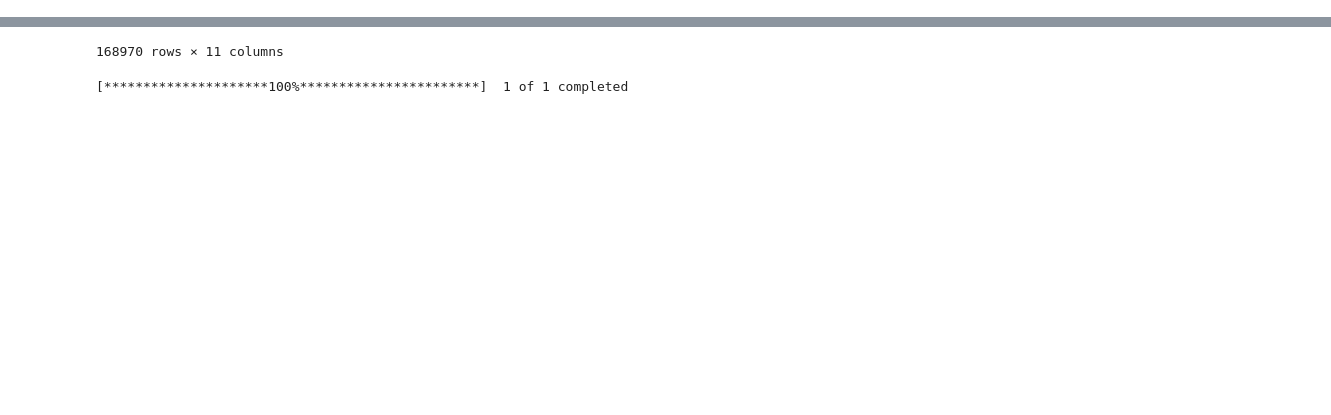
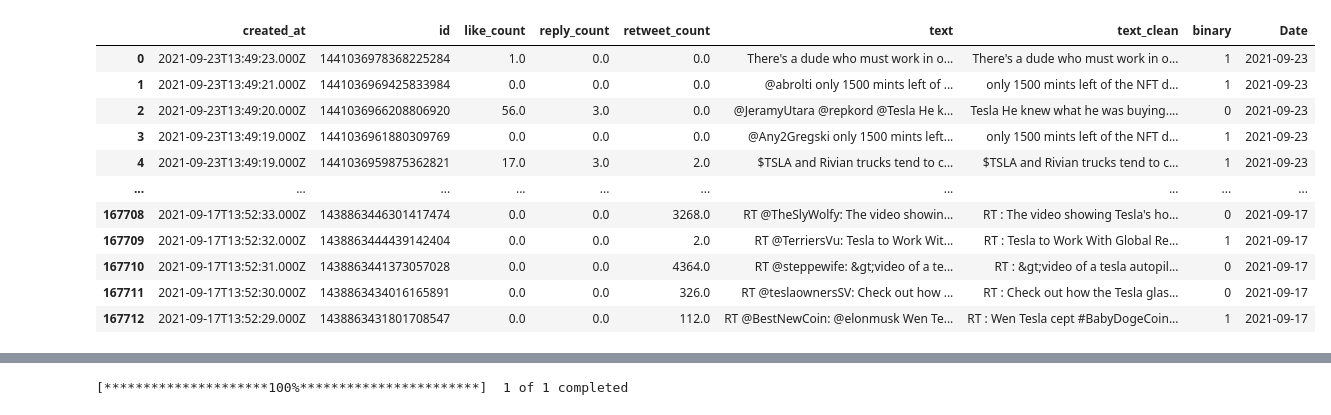
Before and after one commit to UnitForDataScience/Stonks_3.0, a Jupyter notebook: main.ipynb, the cells around one changed output, grey strips where cells are left out. Cells and saved outputs as stored; diff of their text form; code cells hidden in the pictures; blank space fills up the shorter version.

```diff
--- a/main.ipynb
+++ b/main.ipynb
@@ -100,48 +100,69 @@ df
 # %%
 #---------------------------------------------- Sentiment Model ------------------------------------------------------
 
-import flair
-sentiment_model = flair.models.TextClassifier.load('en-sentiment')
+#import flair #lstm model
+#sentiment_model = flair.models.TextClassifier.load('en-sentiment')
+
+from nltk.sentiment import SentimentIntensityAnalyzer
+sia = SentimentIntensityAnalyzer()
+
+def is_positive(tweet: str) -> bool:
+    """True if tweet has positive compound sentiment, False otherwise."""
+    return sia.polarity_scores(tweet)["compound"] > 0
 
 # we will append probability and sentiment preds later
 probs = []
 sentiments = []
 clean_tweets = []
 timestamp = []
 binary = []
 
 for time in df['created_at']:
     timestamp.append(((datetime.strptime(time, '%Y-%m-%dT%H:%M:%S.%fZ')
                       - timedelta(hours = 4)) #timezone
                       + timedelta(hours = 0) #delay
                      ).strftime('%Y-%m-%d')) # %H:00:00'))
 
 for tweet in df['text']:
 # we then use the sub method to replace anything matching
     tweet = whitespace.sub(' ', tweet)
     tweet = web_address.sub('', tweet)
     tweet = tesla.sub('Tesla', tweet)
     tweet = user.sub('', tweet)
-    sentence = flair.data.Sentence(tweet)
-    sentiment_model.predict(sentence)
+    if is_positive(tweet): binary.append(1)
+    else: binary.append(0)
+    #sentence = flair.data.Sentence(tweet)
+    #sentiment_model.predict(sentence)
     # extract sentiment prediction
-    sentiments.append(sentence.labels[0].value)  # 'POSITIVE' or 'NEGATIVE'
-    if sentence.labels[0].value == 'NEGATIVE':
-        probs.append(-1 * sentence.labels[0].score)  # numerical score 0-1
-        binary.append(0)
-    else:
-        probs.append(sentence.labels[0].score)  # numerical score 0-1
-        binary.append(1)
+    #sentiments.append(sentence.labels[0].value)  # 'POSITIVE' or 'NEGATIVE'
+    #if sentence.labels[0].value == 'NEGATIVE':
+    #    probs.append(-1 * sentence.labels[0].score)  # numerical score 0-1
+    #    binary.append(0)
+    #else:
+    #    probs.append(sentence.labels[0].score)  # numerical score 0-1
+     #   binary.append(1)
     clean_tweets.append(tweet)
     # print(tweet)
     # print(' ')
 
 # add probability and sentiment predictions to tweets dataframe
 df['text_clean'] = clean_tweets
-df['probability'] = probs
-df['sentiment'] = sentiments
+#df['probability'] = probs
+#df['sentiment'] = sentiments
 df['binary'] = binary
 df['Date'] = timestamp
 #df['Date'] = pd.to_datetime(df['Date'])
 df
 # %% [output]
+|  | created_at | id | like_count | reply_count | retweet_count | text | text_clean | binary | Date |
+| 0 | 2021-09-23T13:49:23.000Z | 1441036978368225284 | 1.0 | 0.0 | 0.0 | There's a dude who must work in o... | There's a dude who must work in o... | 1 | 2021-09-23 |
+| 1 | 2021-09-23T13:49:21.000Z | 1441036969425833984 | 0.0 | 0.0 | 0.0 | @abrolti only 1500 mints left of ... | only 1500 mints left of the NFT d... | 1 | 2021-09-23 |
+| 2 | 2021-09-23T13:49:20.000Z | 1441036966208806920 | 56.0 | 3.0 | 0.0 | @JeramyUtara @repkord @Tesla He k... | Tesla He knew what he was buying.... | 0 | 2021-09-23 |
+| 3 | 2021-09-23T13:49:19.000Z | 1441036961880309769 | 0.0 | 0.0 | 0.0 | @Any2Gregski only 1500 mints left... | only 1500 mints left of the NFT d... | 1 | 2021-09-23 |
+| 4 | 2021-09-23T13:49:19.000Z | 1441036959875362821 | 17.0 | 3.0 | 2.0 | $TSLA and Rivian trucks tend to c... | $TSLA and Rivian trucks tend to c... | 1 | 2021-09-23 |
+| ... | ... | ... | ... | ... | ... | ... | ... | ... | ... |
+| 167708 | 2021-09-17T13:52:33.000Z | 1438863446301417474 | 0.0 | 0.0 | 3268.0 | RT @TheSlyWolfy: The video showin... | RT : The video showing Tesla's ho... | 0 | 2021-09-17 |
+| 167709 | 2021-09-17T13:52:32.000Z | 1438863444439142404 | 0.0 | 0.0 | 2.0 | RT @TerriersVu: Tesla to Work Wit... | RT : Tesla to Work With Global Re... | 1 | 2021-09-17 |
+| 167710 | 2021-09-17T13:52:31.000Z | 1438863441373057028 | 0.0 | 0.0 | 4364.0 | RT @steppewife: &gt;video of a te... | RT : &gt;video of a tesla autopil... | 0 | 2021-09-17 |
+| 167711 | 2021-09-17T13:52:30.000Z | 1438863434016165891 | 0.0 | 0.0 | 326.0 | RT @teslaownersSV: Check out how ... | RT : Check out how the Tesla glas... | 0 | 2021-09-17 |
+| 167712 | 2021-09-17T13:52:29.000Z | 1438863431801708547 | 0.0 | 0.0 | 112.0 | RT @BestNewCoin: @elonmusk Wen Te... | RT : Wen Tesla cept #BabyDogeCoin... | 1 | 2021-09-17 |
@@ -161,2 +170 @@ df
-168970 rows × 11 columns
 # %%
```
Also changed, not shown: parts of 11 cells of this notebook, 1 other file.
